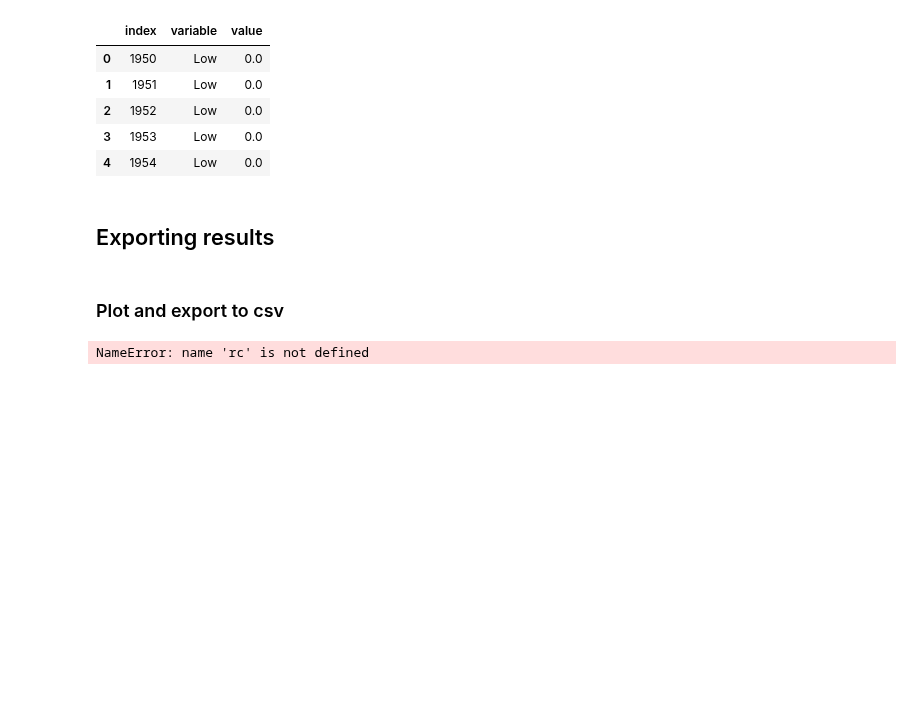
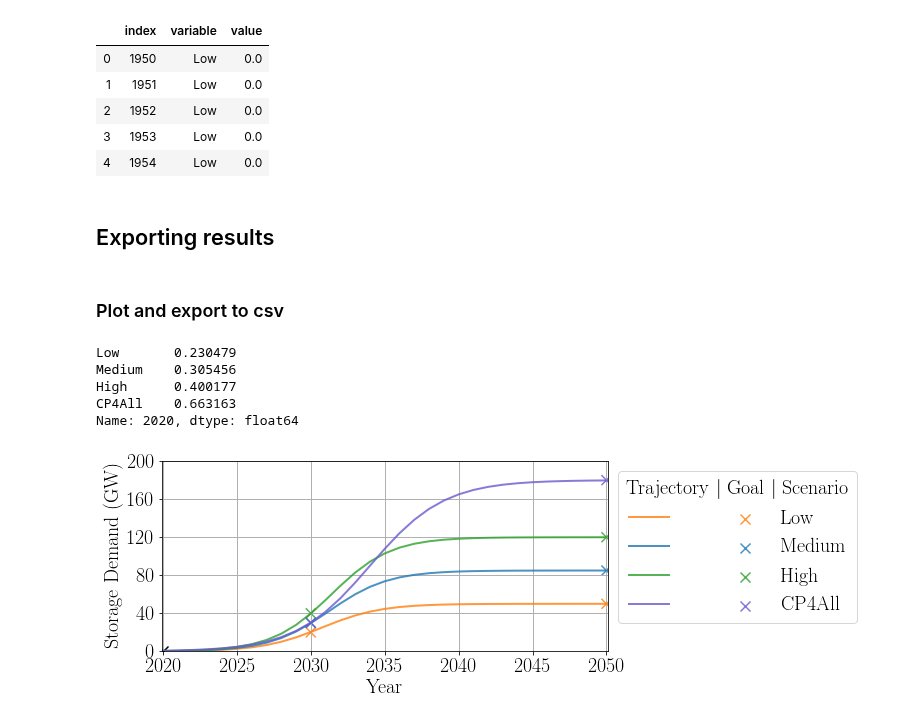
Before and after one commit to fernaag/V2G_in_EU, a Jupyter notebook: data/data_handling_scripts/storage_demand_GW.ipynb, the cells around one changed output. Cells and saved outputs as stored; diff of their text form; code cells hidden in the pictures; blank space fills up the shorter version.

Commit message:
Added clean planet for all scenario

```diff
--- a/data/data_handling_scripts/storage_demand_GW.ipynb
+++ b/data/data_handling_scripts/storage_demand_GW.ipynb
@@ -158,18 +150,20 @@ def evol_logistic(T_years, T0, y_max, T_mid, slope):
 # %%
 T_years = np.arange(1950, 2051)
 df_GW = pd.DataFrame(index = T_years)
-df_GW['Low'] = evol_logistic(T_years, T0 = 2021, y_max = 50, T_mid = 2030.75, slope = 0.5)
-df_GW['Medium'] = evol_logistic(T_years, T0 = 2021, y_max = 85, T_mid = 2031.25, slope = 0.5)
-df_GW['High'] = evol_logistic(T_years, T0 = 2021, y_max = 120, T_mid = 2031.4, slope = 0.5)
+df_GW['Low'] = evol_logistic(T_years, T0 = 2016, y_max = 50, T_mid = 2030.75, slope = 0.5)
+df_GW['Medium'] = evol_logistic(T_years, T0 = 2016, y_max = 85, T_mid = 2031.25, slope = 0.5)
+df_GW['High'] = evol_logistic(T_years, T0 = 2016, y_max = 120, T_mid = 2031.4, slope = 0.5)
+df_GW['CP4All'] = evol_logistic(T_years, T0 = 2016, y_max = 180, T_mid = 2034, slope = 0.4)
 # %% [markdown]
 ## Creating numpy structured arrays for the model
 # %%
 DemandArray = np.zeros((NE,Nt)) # 3 Energy storage demand scenarios and 101 years.
 # %%
 # Bring data to machine readable form
-df_GW.reset_index(inplace=True)
-df_GW = df_GW.melt('index')
-df_GW.head()
+df_GW_odym = df_GW.copy(deep = True)
+df_GW_odym.reset_index(inplace=True)
+df_GW_odym = df_GW_odym.melt('index')
+df_GW_odym.head()
 # %% [output]
 |  | index | variable | value |
 | 0 | 1950 | Low | 0.0 |
@@ -193,33 +187,47 @@ df_GW.to_excel(results_path+'/Energy_storage_demand.xlsx')
 np.save(results_path+'/Energy_storage_demand', DemandArray, allow_pickle=True)
 # %% [markdown]
 ### Plot and export to csv
+# %%
+df_GW.loc[2020]
+# %% [output]
+Low       0.230479
+Medium    0.305456
+High      0.400177
+CP4All    0.663163
+Name: 2020, dtype: float64
 # %%
 # layout
 rc('font',**{'family':'serif','serif':['Computer Modern Roman']})
 rc('text', usetex=True)
-fig = plt.figure(figsize=[15, 5.25])
+fig = plt.figure(figsize=[8, 3.5])
 plt.rcParams.update({'font.size': 20})
 transp = 0.8
 # plots
+plt.scatter([2020], [0.4], s = [100], marker = 'x', color = 'Black')
 # - low
-plt.plot(df_GW['low'], label = ' ', linewidth = 2, color = 'tab:orange', alpha = transp)
-plt.scatter([2030, 2050], [20, 50], s = [100, 100], marker = 'x', label = 'Low   ', color = 'tab:orange')
+plt.plot(df_GW['Low'], label = ' ', linewidth = 2, color = 'tab:orange', alpha = transp)
+plt.scatter([2030, 2050], [20, 50], s = [100, 100], marker = 'x', label = 'Low   ', color = 'tab:orange', alpha = transp)
 # - medium
-plt.plot(df_GW['medium'], label = ' ', linewidth = 2, color = 'tab:blue', alpha = transp)
-plt.scatter([2030, 2050], [30, 85], s = [100, 100], marker = 'x', label = 'Medium', color = 'tab:blue')
+plt.plot(df_GW['Medium'], label = ' ', linewidth = 2, color = 'tab:blue', alpha = transp)
+plt.scatter([2030, 2050], [30, 85], s = [100, 100], marker = 'x', label = 'Medium', color = 'tab:blue', alpha = transp)
 # - high
-plt.plot(df_GW['high'], label = ' ', linewidth = 2, color = 'tab:green', alpha = transp)
-plt.scatter([2030, 2050], [40, 120], s = [100, 100], marker = 'x', label = 'High', color = 'tab:green')
+plt.plot(df_GW['High'], label = ' ', linewidth = 2, color = 'tab:green', alpha = transp)
+plt.scatter([2030, 2050], [40, 120], s = [100, 100], marker = 'x', label = 'High', color = 'tab:green', alpha = transp)
+# - very high
+plt.plot(df_GW['CP4All'], label = ' ', linewidth = 2, color = 'slateblue', alpha = transp)
+plt.scatter([2030, 2050], [30, 180], s = [100, 100], marker = 'x', label = 'CP4All', color = 'slateblue', alpha = transp)
 # layout
-plt.legend(loc = 'upper left', title = r'Trajectory $\vert$ Goal $\vert$ Scenario', ncol = 2)
+plt.legend(loc = 'upper left', title = r'Trajectory $\vert$ Goal $\vert$ Scenario', ncol = 2, bbox_to_anchor=(1,1))
 plt.grid(linewidth=1)
 plt.xlabel('Year')
 plt.ylabel('Storage Demand (GW)')
-plt.xlim((2020, 2050.1))
-plt.ylim((0, 121))
+plt.xlim((2019.9, 2050.1))
+# plt.xlim((2015, 2050))
+plt.ylim((0, 200))
+plt.yticks(np.arange(0, 220, 40))
 fig.savefig('storage_demand_GW.pdf',bbox_inches='tight')
 # export to csv
 df_GW.to_csv('storage_demand_GW.csv')
 df_GW.to_excel('storage_demand_GW.xlsx')
 # %% [output]
-NameError: name 'rc' is not defined
+[figure, added]
```
Also changed, not shown: parts of 6 cells of this notebook.
